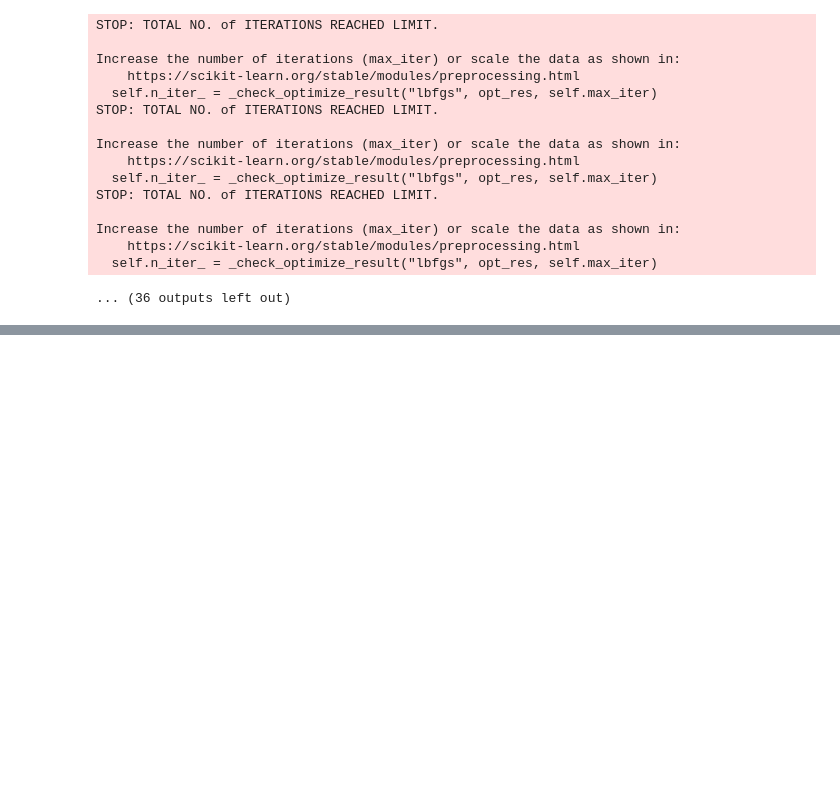
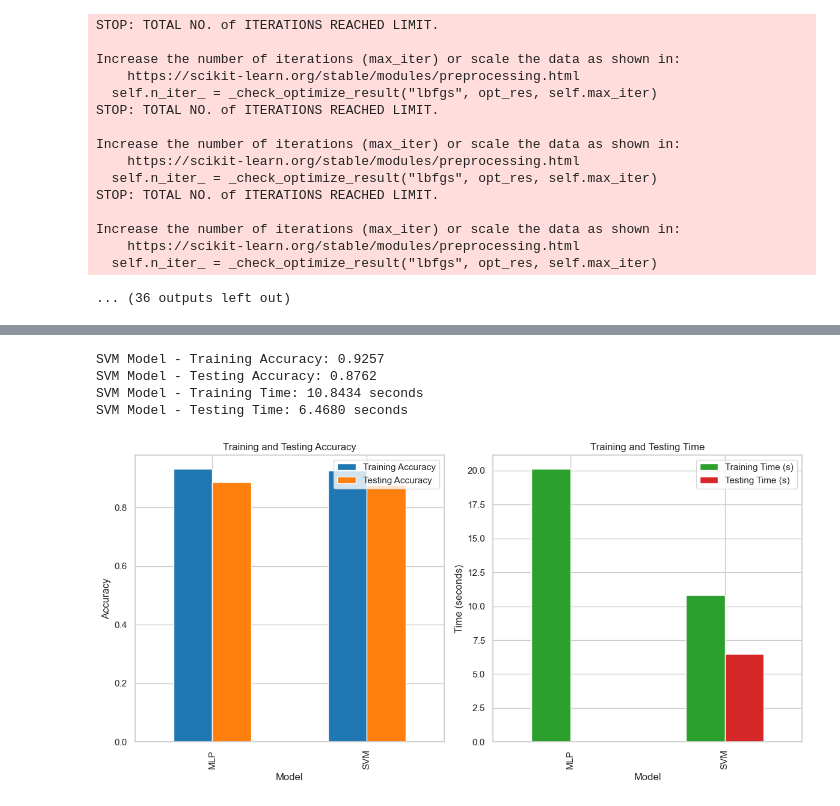
Before and after one commit to mencinas93/SVM-and-MLP, a Jupyter notebook: Homework_4_Encinas_Code.ipynb, the cells around one changed output, grey strips where cells are left out. Cells and saved outputs as stored; diff of their text form; code cells hidden in the pictures; blank space fills up the shorter version.

```diff
--- a/Homework_4_Encinas_Code.ipynb
+++ b/Homework_4_Encinas_Code.ipynb
@@ -1122,0 +1162,70 @@ plot_mlp_bar_chart_separate(standard_df, 'StandardScaler')
+# %%
+svm_poly = SVC(kernel='poly', C=1.0, gamma=0.01, random_state=42)
+
+
+start_time = time.time()
+svm_poly.fit(X_train_scaled, y_train)
+train_time = time.time() - start_time
+
+
+train_accuracy = accuracy_score(y_train, svm_poly.predict(X_train_scaled))
+
+
+start_time = time.time()
+y_test_pred = svm_poly.predict(X_test_scaled)
+test_time = time.time() - start_time
+
+
+test_accuracy = accuracy_score(y_test, y_test_pred)
+
+
+print(f"SVM Model - Training Accuracy: {train_accuracy:.4f}")
+print(f"SVM Model - Testing Accuracy: {test_accuracy:.4f}")
+print(f"SVM Model - Training Time: {train_time:.4f} seconds")
+print(f"SVM Model - Testing Time: {test_time:.4f} seconds")
+# %% [output]
+SVM Model - Training Accuracy: 0.9257
+SVM Model - Testing Accuracy: 0.8762
+SVM Model - Training Time: 10.8434 seconds
+SVM Model - Testing Time: 6.4680 seconds
+# %%
+train_accuracy_mlp = 0.9317
+test_accuracy_mlp = 0.8858
+train_time_mlp = 20.1245
+test_time_mlp = 0.0137
+
+train_accuracy_svm = 0.9257
+test_accuracy_svm = 0.8762
+train_time_svm = 10.8434
+test_time_svm = 6.4680
+# %%
+results = {
+    'Model': ['MLP', 'SVM'],
+    'Training Accuracy': [train_accuracy_mlp, train_accuracy_svm],
+    'Testing Accuracy': [test_accuracy_mlp, test_accuracy_svm],
+    'Training Time (s)': [train_time_mlp, train_time_svm],
+    'Testing Time (s)': [test_time_mlp, test_time_svm]
+}
+
+
+results_df = pd.DataFrame(results)
+# %%
+plt.figure(figsize=(12, 6))
+
+
+plt.subplot(1, 2, 1)
+results_df.plot(kind='bar', x='Model', y=['Training Accuracy', 'Testing Accuracy'], ax=plt.gca(), color=['#1f77b4', '#ff7f0e'])
+plt.title('Training and Testing Accuracy')
+plt.ylabel('Accuracy')
+
+
+plt.subplot(1, 2, 2)
+results_df.plot(kind='bar', x='Model', y=['Training Time (s)', 'Testing Time (s)'], ax=plt.gca(), color=['#2ca02c', '#d62728'])
+plt.title('Training and Testing Time')
+plt.ylabel('Time (seconds)')
+
+
+plt.tight_layout()
+plt.show()
+# %% [output]
+[figure, added]
```
Also changed, not shown: parts of 12 cells of this notebook.
